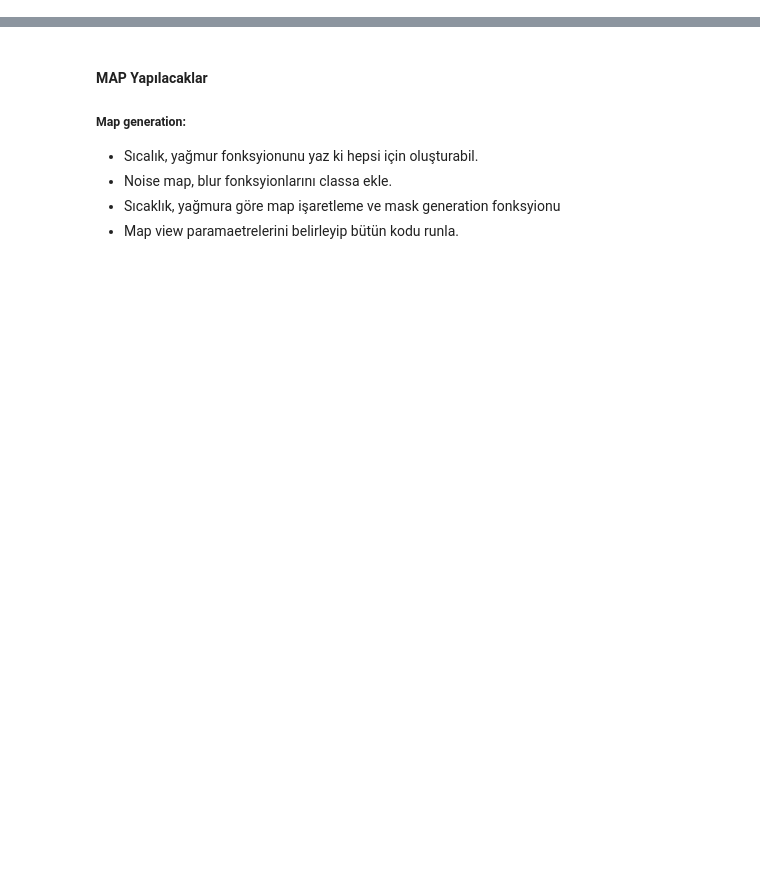
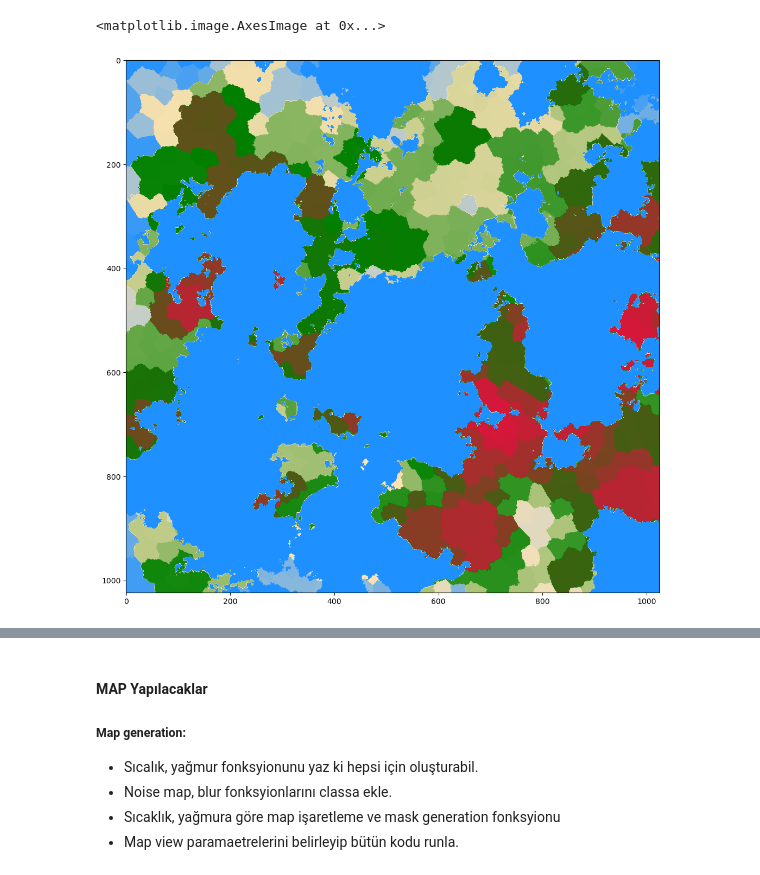
Before and after one commit to cetiners/human_error, a Jupyter notebook: works.ipynb, the cells around one changed output, grey strips where cells are left out. Saved outputs shown, nothing was run; the diff lists cells and outputs as text; code cells hidden in the pictures; blank space fills up the shorter version.

```diff
--- a/works.ipynb
+++ b/works.ipynb
@@ -58,3 +0,0 @@ def voronoi_map(vor, size):
-# %%
-b = voronoi_map(deniz.vors["b"], 1024)
-a = voronoi_map(deniz.vors["a"], 1024)
@@ -106,0 +12,15 @@ axes.imshow(blurred_vor_map*mask,cmap)
+# %%
+cvals  = [0, 0.1,0.5,1]
+colors = ["dodgerblue","moccasin","green","crimson"]
+
+norm=plt.Normalize(min(cvals),max(cvals))
+tuples = list(zip(cvals, colors))
+cmap = matplotlib.colors.LinearSegmentedColormap.from_list("", tuples)
+
+fig, axes = plt.subplots(1, 1)
+fig.set_dpi(100)
+fig.set_size_inches(20, 13)
+axes.imshow(b,cmap)
+# %% [output]
+<matplotlib.image.AxesImage at 0x...>
+[figure, added]
```
Also changed, not shown: parts of 12 cells of this notebook, 6 other files.
